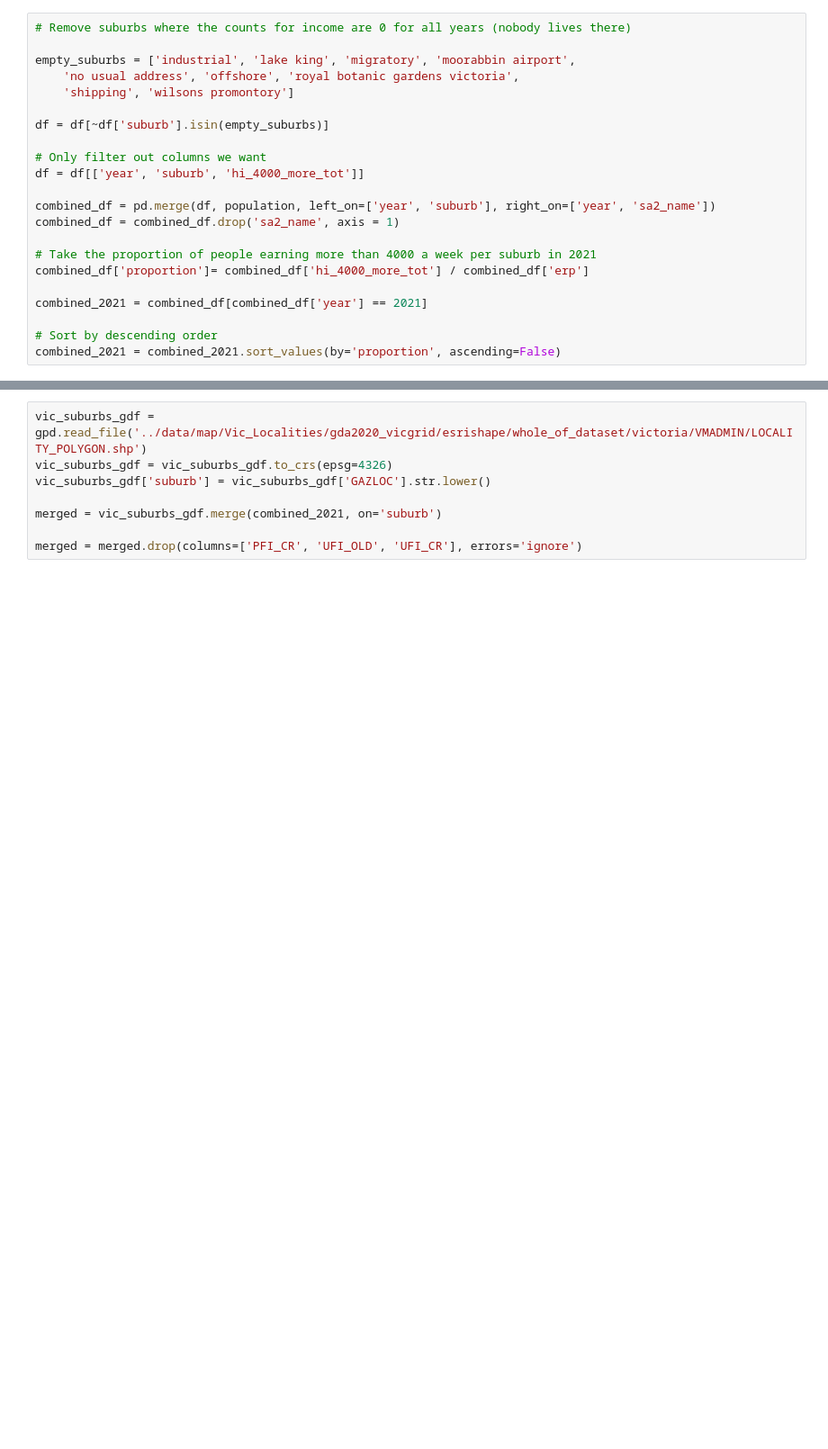
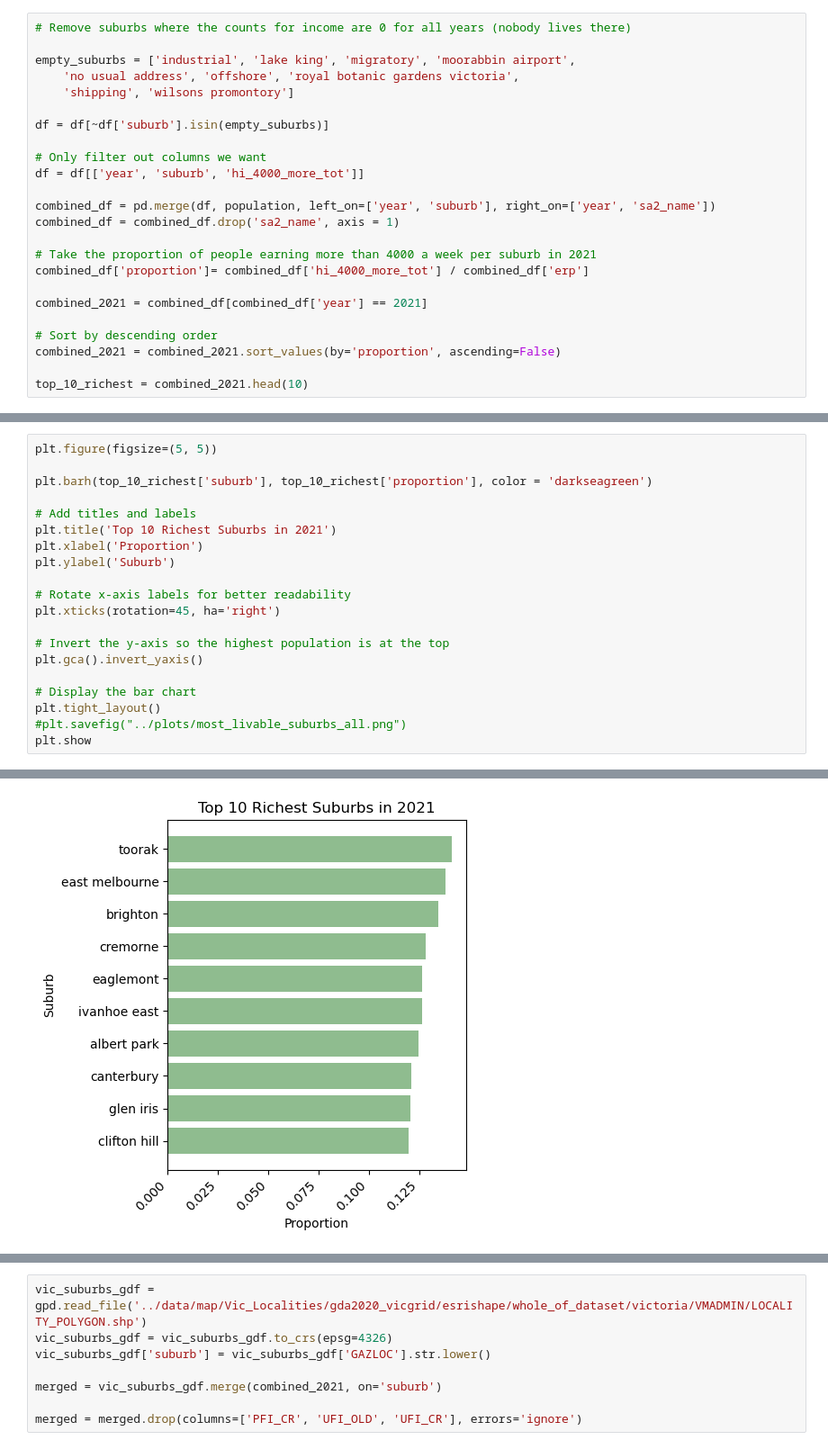
Before and after one commit to MAST30034-AppliedDataScience/project-2-group-real-estate-industry-project-15, a Jupyter notebook: notebooks/test_analysis_income.ipynb, the cells around one changed output, grey strips where cells are left out. Shown at 90% size. Cells and saved outputs as stored; diff of their text form; blank space fills up the shorter version.

Commit message:
update for more plots

```diff
--- a/notebooks/test_analysis_income.ipynb
+++ b/notebooks/test_analysis_income.ipynb
@@ -29,3 +32,5 @@ combined_2021 = combined_df[combined_df['year'] == 2021]
 
 # Sort by descending order
 combined_2021 = combined_2021.sort_values(by='proportion', ascending=False)
+
+top_10_richest = combined_2021.head(10)
@@ -49,0 +39,21 @@ combined_2021
+# %%
+plt.figure(figsize=(5, 5))
+
+plt.barh(top_10_richest['suburb'], top_10_richest['proportion'], color = 'darkseagreen')
+
+# Add titles and labels
+plt.title('Top 10 Richest Suburbs in 2021')
+plt.xlabel('Proportion')
+plt.ylabel('Suburb')
+
+# Rotate x-axis labels for better readability
+plt.xticks(rotation=45, ha='right')
+
+# Invert the y-axis so the highest population is at the top
+plt.gca().invert_yaxis()
+
+# Display the bar chart
+plt.tight_layout()
+#plt.savefig("../plots/most_livable_suburbs_all.png")
+plt.show
+# %% [output]
@@ -49,0 +61 @@ combined_2021
+[figure, added]
```
Also changed, not shown: parts of 8 cells of this notebook.
